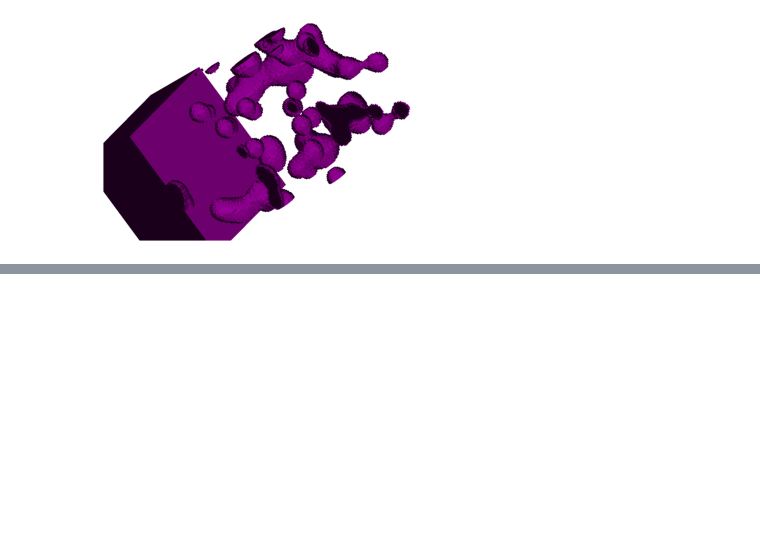
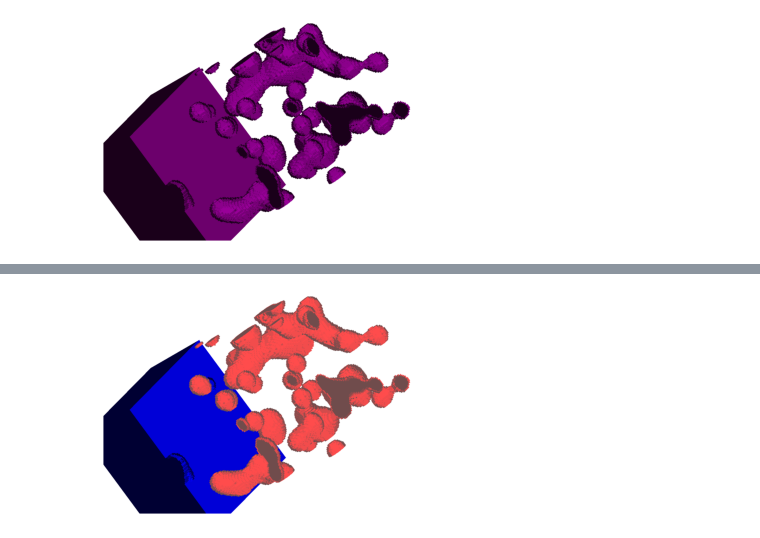
Before and after one commit to kolibril13/plywood-gallery-napari, a Jupyter notebook: 03Layer.ipynb, the cells around one changed output, grey strips where cells are left out. Drawn from its saved outputs; the diff is of its cells as text; code cells hidden in the pictures; blank space fills up the shorter version.

```diff
--- a/03Layer.ipynb
+++ b/03Layer.ipynb
@@ -127,0 +113,29 @@ gallery_assets/Layer_Options_005_Random2.png
+# %%
+%%capture_png -p FindBiggest.png --celltype Normal --style "width:200px"
+# label data
+mylabel, feature_num=scipy.ndimage.label(blobs)
+label_index,counts = np.unique(mylabel, return_counts= True)
+#sort labels
+labeled_dots = {}
+for A, B in zip(label_index,counts):
+    labeled_dots[A] = B
+sorted_dict = dict(sorted(labeled_dots.items(), key=lambda item: item[1], reverse=True))
+highest_count=list(sorted_dict.keys())[1] #get highest label
+
+viewer.layers.clear()
+labeled, nums = ndi.label(blobs)
+my_red= {i: "red" for i in range(1,nums+1)}
+
+layer1 = viewer.add_labels(labeled, name='blobs',
+color=my_red)
+
+my_blue= {i: "blue" for i in range(1,nums+1)}
+mask = (labeled == highest_count)
+layer1 = viewer.add_labels(mask, name='special_blob',
+color=my_blue)
+
+viewer.camera.angles = (30, 40, 80)
+layer1.opacity =1
+make_screenshot(viewer)
+# %% [output]
+[figure, added]
```
Also changed, not shown: parts of 3 cells of this notebook, 3 other files.
